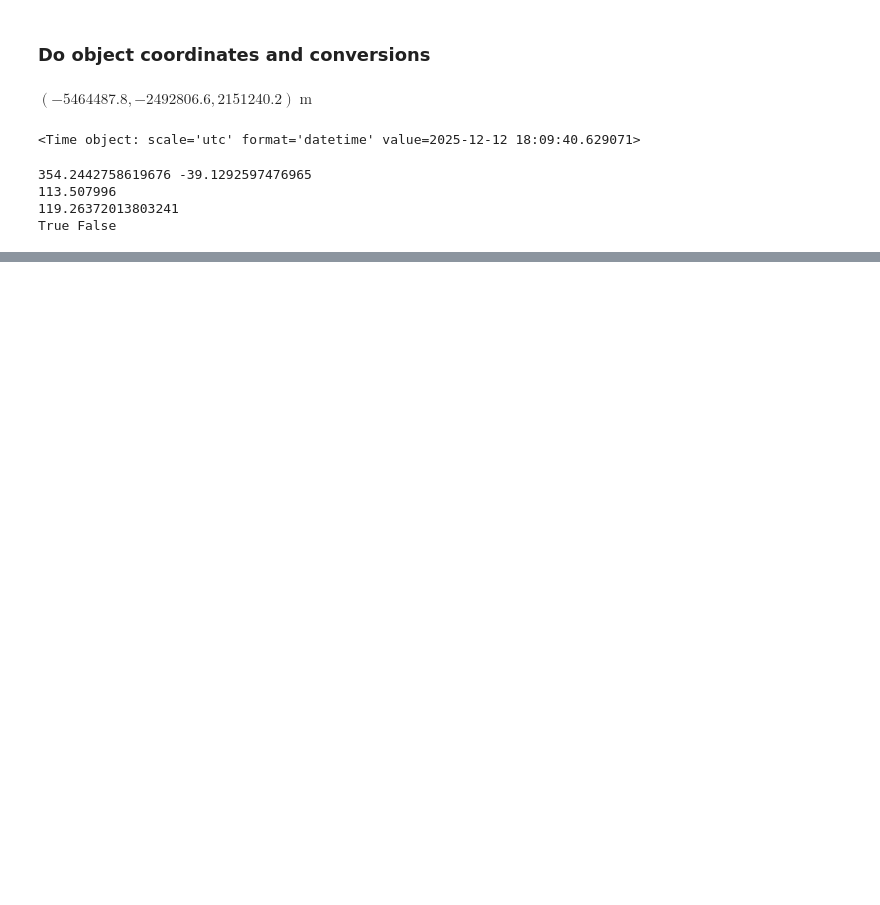
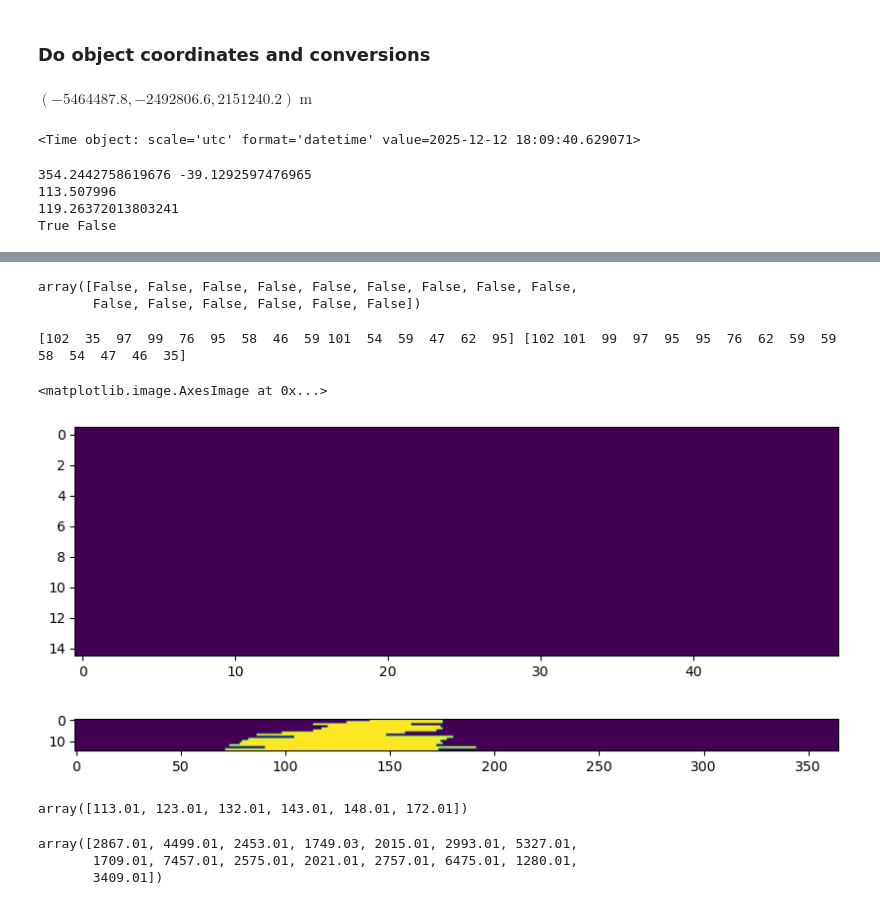
Before and after one commit to isa-kain/twilight, a Jupyter notebook: Pointing constraints tool.ipynb, the cells around one changed output, grey strips where cells are left out. Cells and saved outputs as stored; diff of their text form; code cells hidden in the pictures; blank space fills up the shorter version.

```diff
--- a/Pointing constraints tool.ipynb
+++ b/Pointing constraints tool.ipynb
@@ -612,0 +943,24 @@ plt.show()
+# %%
+## Iterate through all unique TOI hosts, check if visible any sunrise of the year
+## NO MULTIPROCESSING TIMING TEST
+
+unique_TOIs = toi_list['TOI'].unique()
+random_tois = np.random.choice(unique_TOIs, 15)
+vis_matrix = np.full((len(unique_TOIs), len(ephem)), False)
+
+for i, toi_num in tqdm(enumerate(unique_TOIs)):
+
+    if i > 15: break
+
+    # Manually find ra/dec of test TOI
+    loc = np.where(toi_list['TOI']==toi_num)[0][0] # Find first instance of TOI in table
+    toi_coord = SkyCoord(toi_list['RA'][loc], toi_list['Dec'][loc], unit=(u.hourangle, u.deg))
+
+
+    for j in range(len(ephem)): # for each day in given year
+
+        # Grab
+        sunrise_dt = datetime.strptime(ephem['sunrise_UTC'][j], '%Y-%b-%d %H:%M')
+        is_up = is_target_up_morn_twi(sunrise_dt, toi_coord, site=keck)
+
+        vis_matrix[i][j] = is_up
@@ -612,0 +974,27 @@ plt.show()
+# %%
+# Process visibility_matrix, unique_TOIs / random_tois
+
+
+plt.figure(figsize=(10,10))
+plt.imshow(vis_matrix[:15,:50])
+
+num_days_visible = np.sum(vis_matrix[:15,:], axis=1)
+no_days_visible = num_days_visible==0
+display(no_days_visible)
+
+
+
+sort_index = np.argsort(num_days_visible)
+print( num_days_visible, np.flip(num_days_visible[sort_index]) )
+
+vis_matrix_sorted = vis_matrix[sort_index,:]
+
+plt.figure(figsize=(10,10))
+plt.imshow(vis_matrix_sorted[:15,:])
+# %% [output]
+array([False, False, False, False, False, False, False, False, False,
+       False, False, False, False, False, False])
+[102  35  97  99  76  95  58  46  59 101  54  59  47  62  95] [102 101  99  97  95  95  76  62  59  59  58  54  47  46  35]
+<matplotlib.image.AxesImage at 0x...>
+[figure, added]
+[figure, added]
@@ -612,0 +1006,17 @@ plt.show()
+# %%
+# Return list of TOIs visible on a given night
+dateloc = 348
+datestr = ephem['Date'][dateloc]
+
+up_today = vis_matrix[:, dateloc]
+tois_up_tonight = unique_TOIs[up_today]
+tois_up_tonight
+# %% [output]
+array([113.01, 123.01, 132.01, 143.01, 148.01, 172.01])
+# %%
+# weights = np.flip( np.arange(1, np.shape(vis_matrix)[1]+1)**2 )
+random_tois
+# %% [output]
+array([2867.01, 4499.01, 2453.01, 1749.03, 2015.01, 2993.01, 5327.01,
+       1709.01, 7457.01, 2575.01, 2021.01, 2757.01, 6475.01, 1280.01,
+       3409.01])
```
Also changed, not shown: parts of 24 cells of this notebook, 5 other files.
